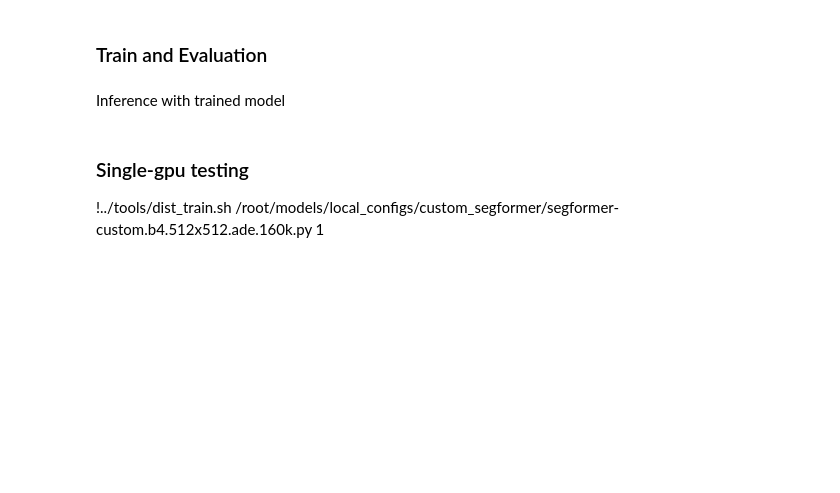
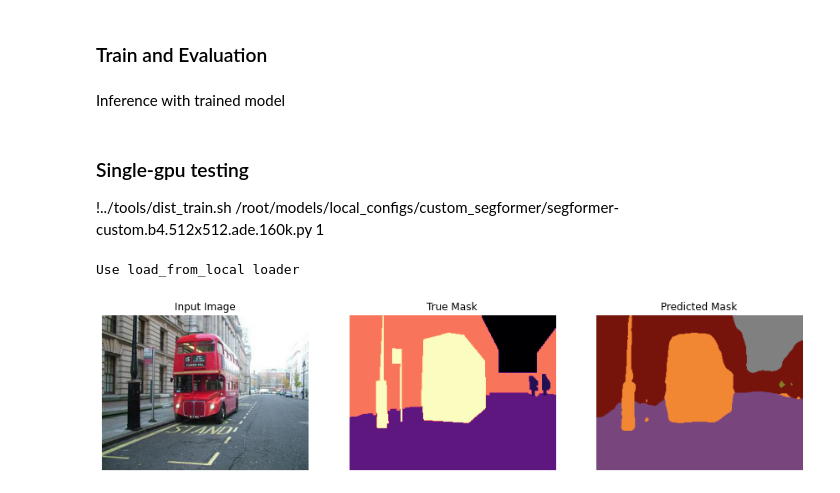
Before and after one commit to rickragv/SegFormer, a Jupyter notebook: demo/SegFormer_Tutorial.ipynb, the cells around one changed output. Drawn from its saved outputs; the diff is of its cells as text; code cells hidden in the pictures; blank space fills up the shorter version.

```diff
--- a/demo/SegFormer_Tutorial.ipynb
+++ b/demo/SegFormer_Tutorial.ipynb
@@ -143,3 +144,29 @@ Inference with trained model
 # %% [markdown]
 ### Single-gpu testing
 !../tools/dist_train.sh /root/models/local_configs/custom_segformer/segformer-custom.b4.512x512.ade.160k.py 1
+# %%
+checkpoint_file = '/root/models/demo/work_dirs/segformer-Copy1.b4.512x512.ade.160k/latest.pth'
+config_file = '/root/models/local_configs/segformer/B4/segformer-Copy1.b4.512x512.ade.160k.py'
+from PIL import Image
+def display(display_list,title=['Input Image', 'True Mask', 'Predicted Mask']):
+  plt.figure(figsize=(15, 15))
+  for i in range(len(display_list)):
+    plt.subplot(1, len(display_list), i+1)
+    plt.title(title[i])
+    plt.imshow(display_list[i],cmap='magma')
+    plt.axis('off')
+  plt.savefig('output.png')
+  plt.show()
+# %%
+file = '9000136'
+model = init_segmentor(config_file, checkpoint_file, device='cuda:0')
+# %% [output]
+Use load_from_local loader
+# %%
+result = inference_segmentor(model, 'iccv09Data/images/{}.jpg'.format(file))
+seg_img = Image.fromarray(np.array(result)[0].astype(np.uint8)).convert('P')
+seg_img.putpalette(np.array(palette, dtype=np.uint8))
+# %%
+display([np.array(Image.open('iccv09Data/images/{}.jpg'.format(file))),np.array(Image.open('iccv09Data/labels/{}.png'.format(file))),seg_img])
+# %% [output]
+[figure, added]
```
Also changed, not shown: parts of 3 cells of this notebook.
